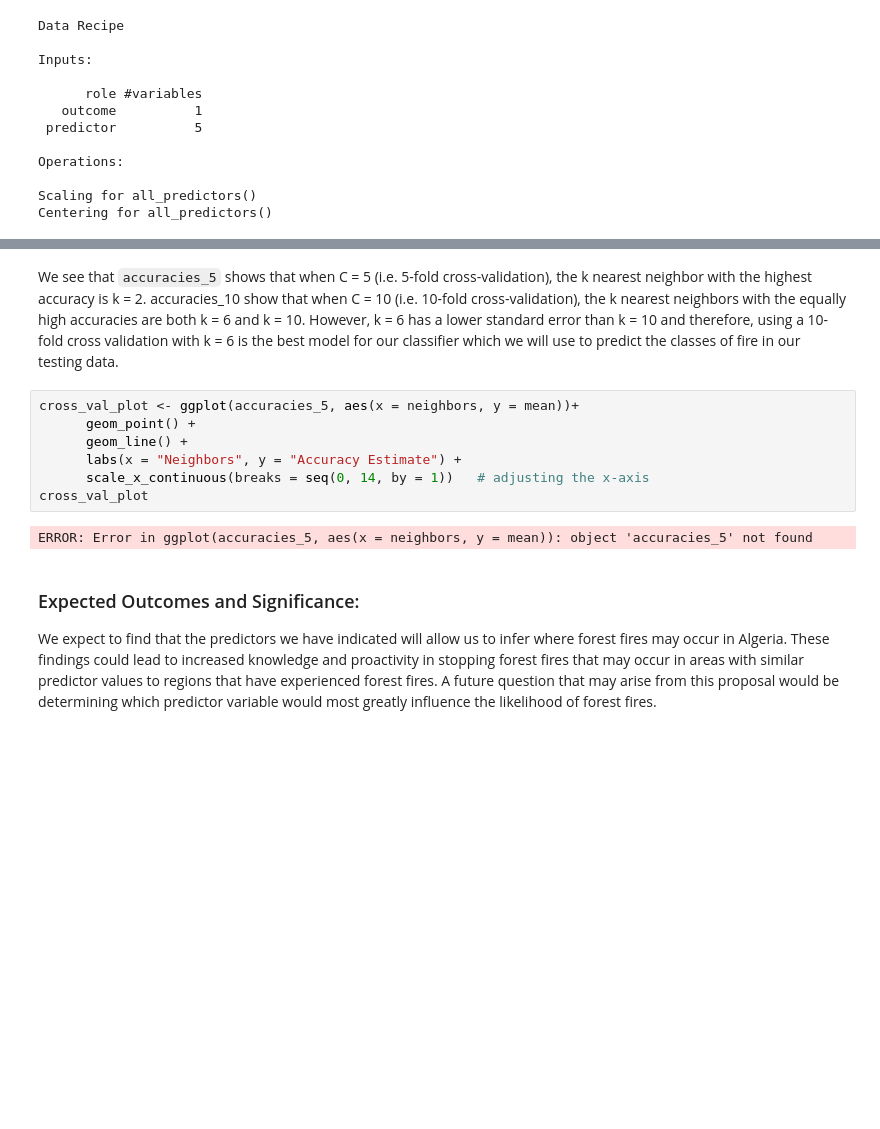
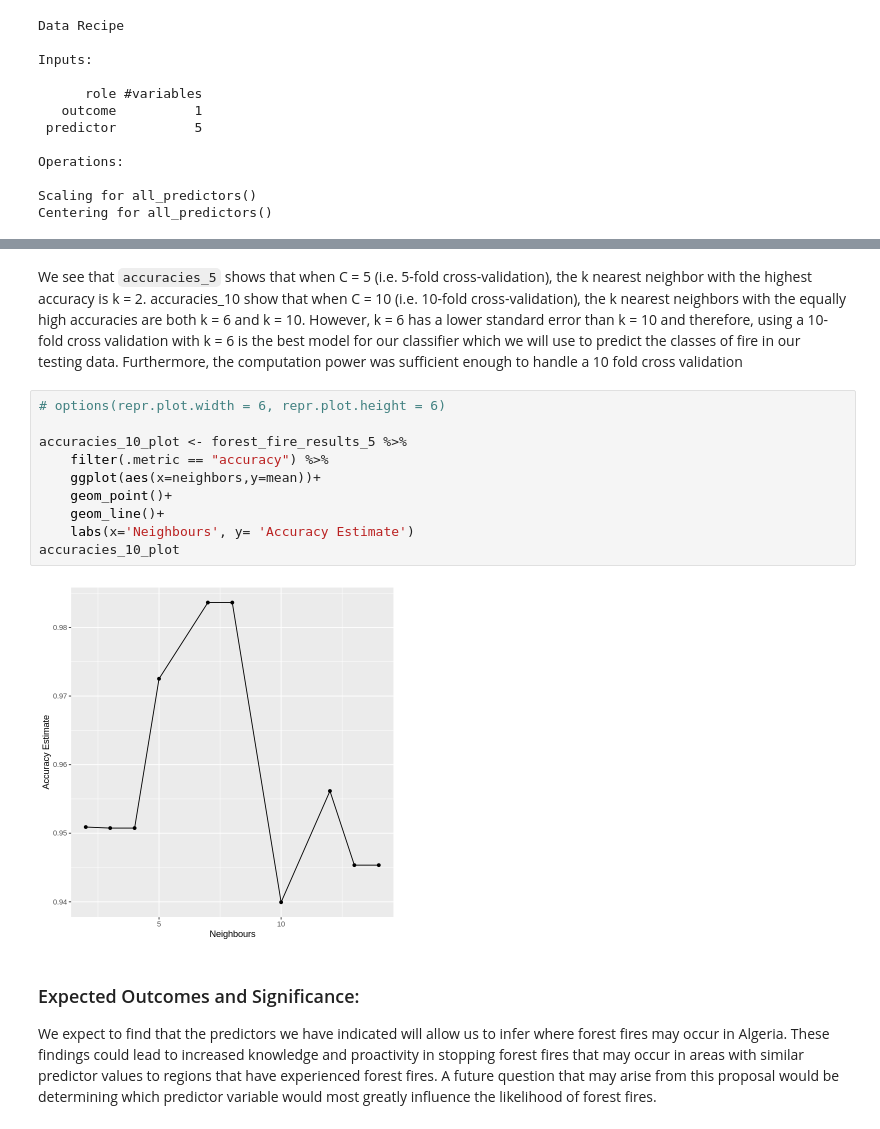
Before and after one commit to missarah96/Algerian_Forest_Fires_Analysis, a Jupyter notebook: Forest_Fire_Project.ipynb, the cells around one changed output, grey strips where cells are left out. Saved outputs shown, nothing was run; the diff lists cells and outputs as text; blank space fills up the shorter version.

```diff
--- a/Forest_Fire_Project.ipynb
+++ b/Forest_Fire_Project.ipynb
@@ -277,14 +261,17 @@ A tibble: 1 × 7
 # %% [markdown]
-We see that  `accuracies_5` shows that when C = 5 (i.e. 5-fold cross-validation), the k nearest neighbor with the highest accuracy is k = 2. accuracies_10 show that when C = 10 (i.e. 10-fold cross-validation), the k nearest neighbors with the equally high accuracies are both k = 6 and k = 10. However, k = 6 has a lower standard error than k = 10 and therefore, using a 10-fold cross validation with k = 6 is the best model for our classifier which we will use to predict the classes of fire in our testing data.
+We see that  `accuracies_5` shows that when C = 5 (i.e. 5-fold cross-validation), the k nearest neighbor with the highest accuracy is k = 2. accuracies_10 show that when C = 10 (i.e. 10-fold cross-validation), the k nearest neighbors with the equally high accuracies are both k = 6 and k = 10. However, k = 6 has a lower standard error than k = 10 and therefore, using a 10-fold cross validation with k = 6 is the best model for our classifier which we will use to predict the classes of fire in our testing data. Furthermore, the computation power was sufficient enough to handle a  10 fold cross validation
-# %%
-cross_val_plot <- ggplot(accuracies_5, aes(x = neighbors, y = mean))+
-      geom_point() +
-      geom_line() +
-      labs(x = "Neighbors", y = "Accuracy Estimate") +
-      scale_x_continuous(breaks = seq(0, 14, by = 1))   # adjusting the x-axis
-cross_val_plot
-# %% [output]
-ERROR: Error in ggplot(accuracies_5, aes(x = neighbors, y = mean)): object 'accuracies_5' not found
+# %%
+# options(repr.plot.width = 6, repr.plot.height = 6)
+
+accuracies_10_plot <- forest_fire_results_5 %>%
+    filter(.metric == "accuracy") %>%
+    ggplot(aes(x=neighbors,y=mean))+
+    geom_point()+
+    geom_line()+
+    labs(x='Neighbours', y= 'Accuracy Estimate')
+accuracies_10_plot
+# %% [output]
+[figure, added]
 # %% [markdown]
 ### Expected Outcomes and Significance:
 We expect to find that the predictors we have indicated will allow us to infer where forest fires may occur in Algeria. These findings could lead to increased knowledge and proactivity in stopping forest fires that may occur in areas with similar predictor values to regions that have experienced forest fires. A future question that may arise from this proposal would be determining which predictor variable would most greatly influence the likelihood of forest fires.
```
Also changed, not shown: parts of 10 cells of this notebook.
